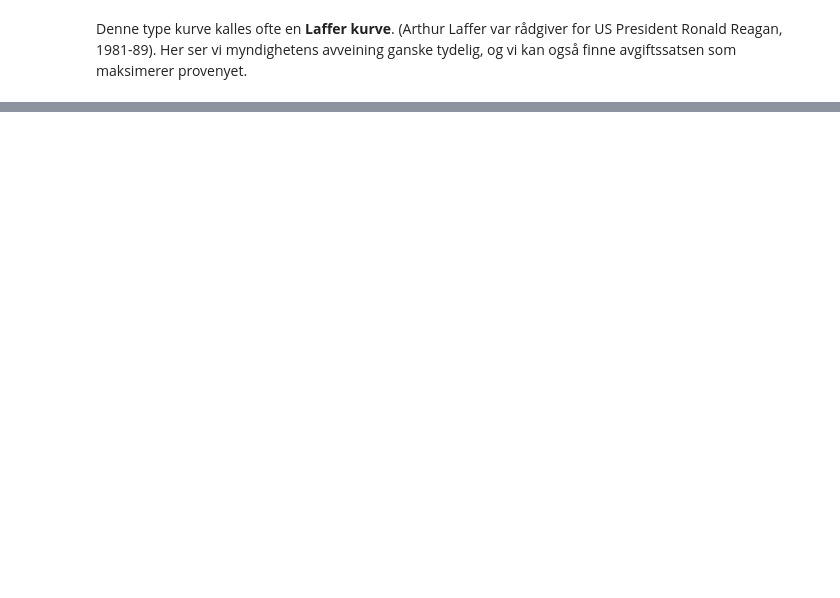
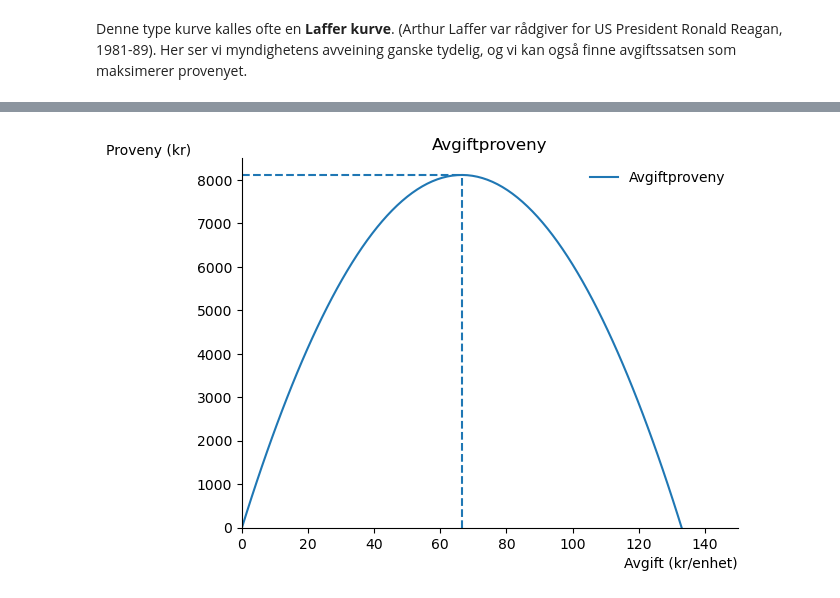
Before and after one commit to uit-sok-1006-v25/sok_1006_notater_v25, a Jupyter notebook: notater forelesning 5.ipynb, the cells around one changed output, grey strips where cells are left out. Drawn from its saved outputs; the diff is of its cells as text; code cells hidden in the pictures; blank space fills up the shorter version.

```diff
--- a/notater forelesning 5.ipynb
+++ b/notater forelesning 5.ipynb
@@ -304,4 +337,6 @@ maks_prov
 # %%
-ax.hlines(8112.65, 0, 66.5, linestyles='dashed')
-ax.vlines(66.5, 0, 8112.65, linestyles='dashed')
+ax.hlines(maks_prov, 0, t_opt, linestyles='dashed')
+ax.vlines(t_opt, 0, maks_prov, linestyles='dashed')
 fig
+# %% [output]
+[figure, added]
```
Also changed, not shown: parts of 19 cells of this notebook.
